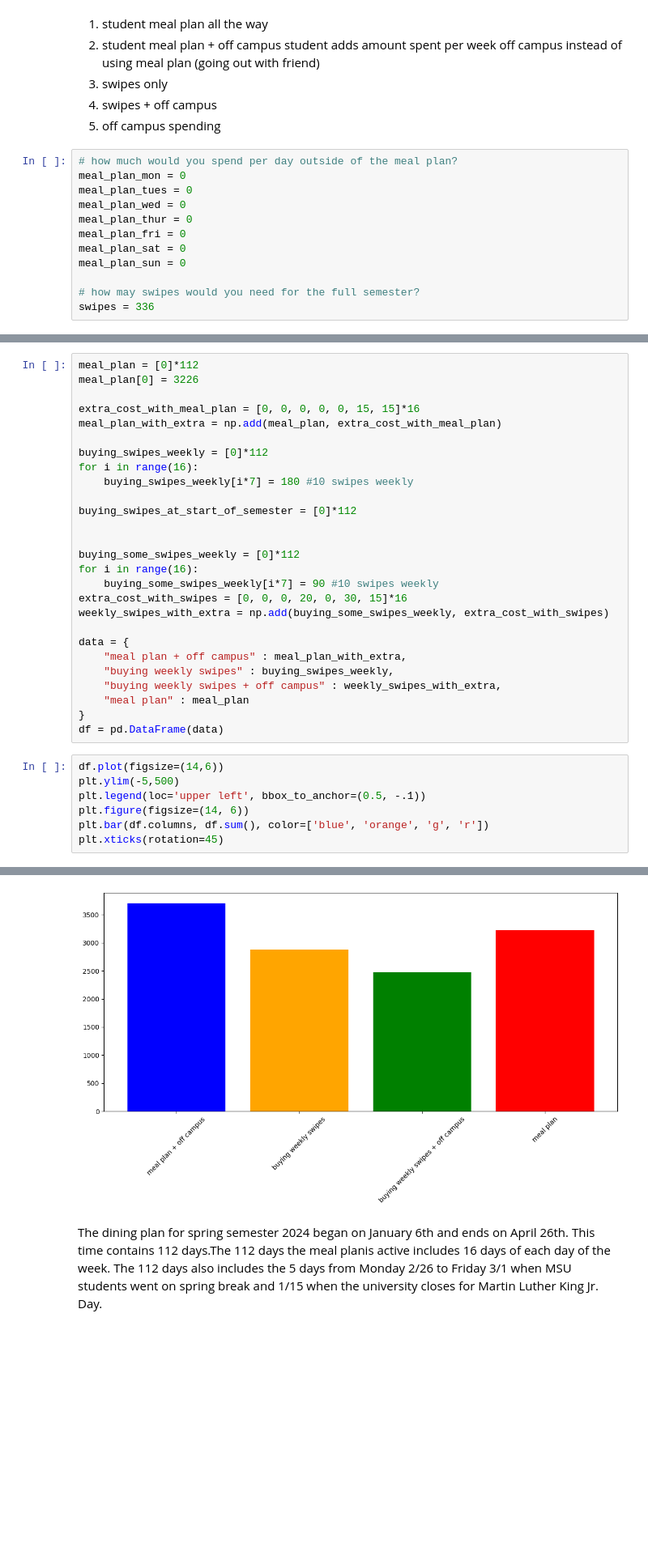
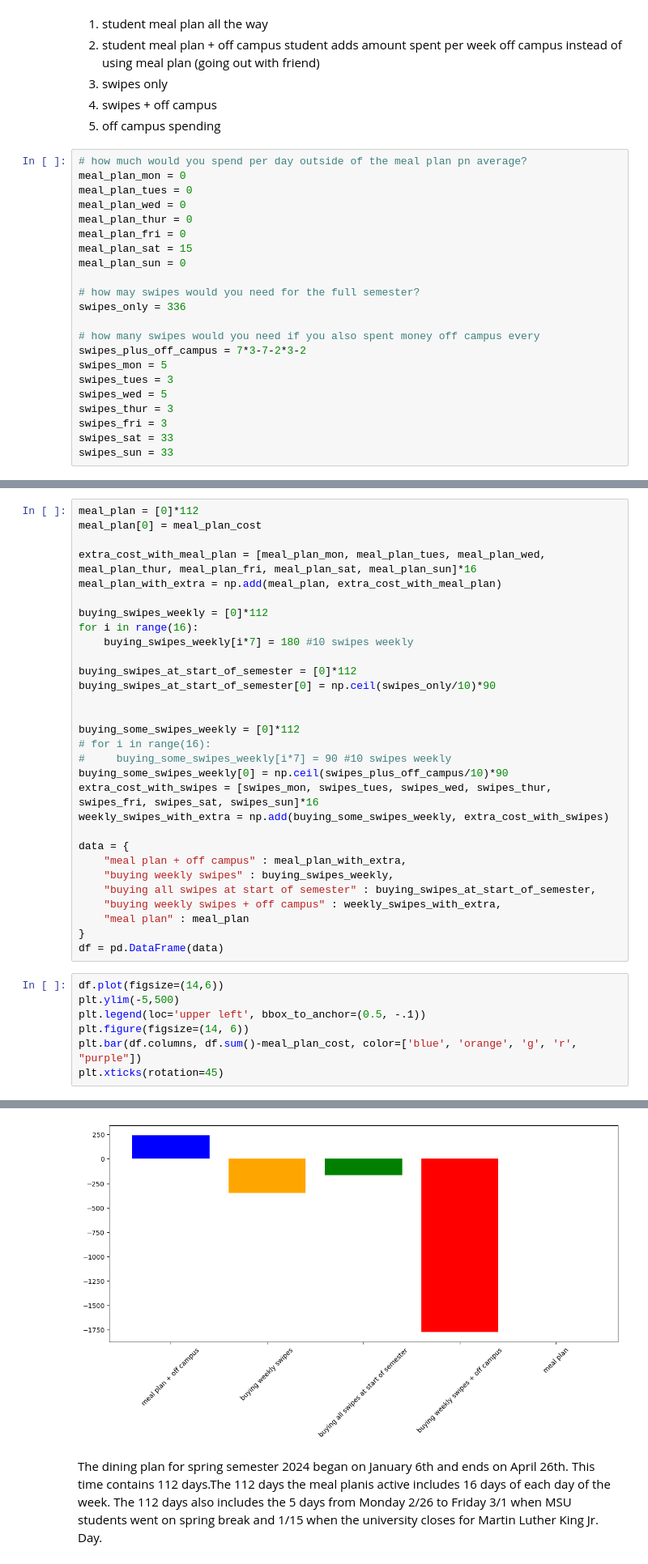
Before and after one commit to hottonky/msu_meal_plan_analysis, a Jupyter notebook: file.ipynb, the cells around one changed output, grey strips where cells are left out. Shown at 81% size. Saved outputs shown, nothing was run; the diff lists cells and outputs as text; blank space fills up the shorter version.

```diff
--- a/file.ipynb
+++ b/file.ipynb
@@ -15,14 +15,24 @@ day_of_week = 16
 4. swipes + off campus
 5. off campus spending
 # %%
-# how much would you spend per day outside of the meal plan?
+# how much would you spend per day outside of the meal plan pn average?
 meal_plan_mon = 0
 meal_plan_tues = 0
 meal_plan_wed = 0
 meal_plan_thur = 0
 meal_plan_fri = 0
-meal_plan_sat = 0
+meal_plan_sat = 15
 meal_plan_sun = 0
 
 # how may swipes would you need for the full semester?
-swipes = 336
+swipes_only = 336
+
+# how many swipes would you need if you also spent money off campus every
+swipes_plus_off_campus = 7*3-7-2*3-2
+swipes_mon = 5
+swipes_tues = 3
+swipes_wed = 5
+swipes_thur = 3
+swipes_fri = 3
+swipes_sat = 33
+swipes_sun = 33
@@ -31,8 +43,8 @@ SyntaxError: invalid syntax (2296344176.py, line 2)
 # %%
 meal_plan = [0]*112
-meal_plan[0] = 3226
+meal_plan[0] = meal_plan_cost
 
-extra_cost_with_meal_plan = [0, 0, 0, 0, 0, 15, 15]*16
+extra_cost_with_meal_plan = [meal_plan_mon, meal_plan_tues, meal_plan_wed, meal_plan_thur, meal_plan_fri, meal_plan_sat, meal_plan_sun]*16
 meal_plan_with_extra = np.add(meal_plan, extra_cost_with_meal_plan)
 
 buying_swipes_weekly = [0]*112
@@ -40,17 +52,20 @@ for i in range(16):
     buying_swipes_weekly[i*7] = 180 #10 swipes weekly
 
 buying_swipes_at_start_of_semester = [0]*112
+buying_swipes_at_start_of_semester[0] = np.ceil(swipes_only/10)*90
 
 
 buying_some_swipes_weekly = [0]*112
-for i in range(16):
-    buying_some_swipes_weekly[i*7] = 90 #10 swipes weekly
-extra_cost_with_swipes = [0, 0, 0, 20, 0, 30, 15]*16
+# for i in range(16):
+#     buying_some_swipes_weekly[i*7] = 90 #10 swipes weekly
+buying_some_swipes_weekly[0] = np.ceil(swipes_plus_off_campus/10)*90
+extra_cost_with_swipes = [swipes_mon, swipes_tues, swipes_wed, swipes_thur, swipes_fri, swipes_sat, swipes_sun]*16
 weekly_swipes_with_extra = np.add(buying_some_swipes_weekly, extra_cost_with_swipes)
 
 data = {
     "meal plan + off campus" : meal_plan_with_extra,
     "buying weekly swipes" : buying_swipes_weekly,
+    "buying all swipes at start of semester" : buying_swipes_at_start_of_semester,
     "buying weekly swipes + off campus" : weekly_swipes_with_extra,
     "meal plan" : meal_plan
 }
@@ -60,6 +75,6 @@ df.plot(figsize=(14,6))
 plt.ylim(-5,500)
 plt.legend(loc='upper left', bbox_to_anchor=(0.5, -.1))
 plt.figure(figsize=(14, 6))
-plt.bar(df.columns, df.sum(), color=['blue', 'orange', 'g', 'r'])
+plt.bar(df.columns, df.sum()-meal_plan_cost, color=['blue', 'orange', 'g', 'r', "purple"])
 plt.xticks(rotation=45)
 # %% [output]
@@ -72,4 +88,4 @@ plt.xticks(rotation=45)
-[figure, old version]
+[figure, new version]
 # %% [markdown]
 The dining plan for spring semester 2024 began on January 6th and ends on April 26th. This time contains 112 days.The 112 days the meal planis active includes 16 days of each day of the week. The 112 days also includes the 5 days from Monday 2/26 to Friday 3/1 when MSU students went on spring break and 1/15 when the university closes for Martin Luther King Jr. Day.
 # %% [markdown]
```
Also changed, not shown: parts of 3 cells of this notebook.
